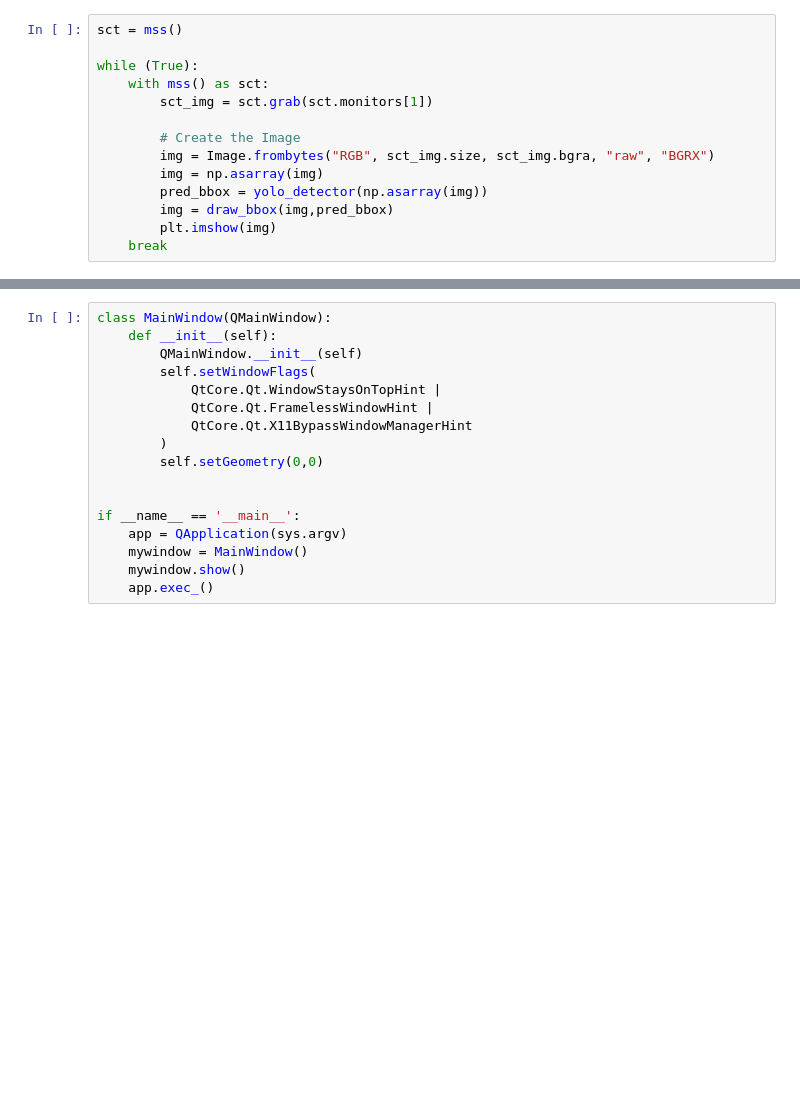
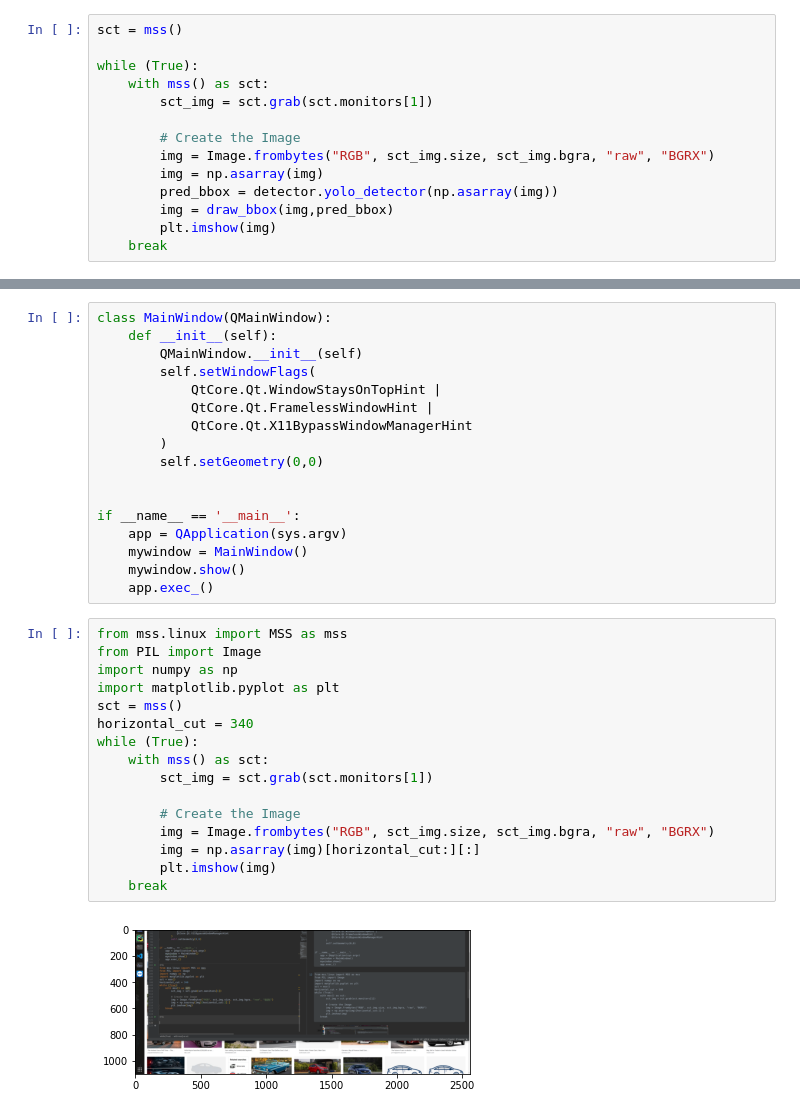
Before and after one commit to syKevinPeng/live-screen-object-recognition, a Jupyter notebook: playground.ipynb, the cells around one changed output, grey strips where cells are left out. Cells and saved outputs as stored; diff of their text form; blank space fills up the shorter version.

```diff
--- a/playground.ipynb
+++ b/playground.ipynb
@@ -62,7 +62,7 @@ while (True):
         # Create the Image
         img = Image.frombytes("RGB", sct_img.size, sct_img.bgra, "raw", "BGRX")
         img = np.asarray(img)
-        pred_bbox = yolo_detector(np.asarray(img))
+        pred_bbox = detector.yolo_detector(np.asarray(img))
         img = draw_bbox(img,pred_bbox)
         plt.imshow(img)
     break
@@ -89,3 +89,21 @@ if __name__ == '__main__':
     mywindow = MainWindow()
     mywindow.show()
     app.exec_()
+# %%
+from mss.linux import MSS as mss
+from PIL import Image
+import numpy as np
+import matplotlib.pyplot as plt
+sct = mss()
+horizontal_cut = 340
+while (True):
+    with mss() as sct:
+        sct_img = sct.grab(sct.monitors[1])
+
+        # Create the Image
+        img = Image.frombytes("RGB", sct_img.size, sct_img.bgra, "raw", "BGRX")
+        img = np.asarray(img)[horizontal_cut:][:]
+        plt.imshow(img)
+    break
+# %% [output]
+[figure, added]
```
Also changed, not shown: parts of 1 cell of this notebook, 4 other files.
